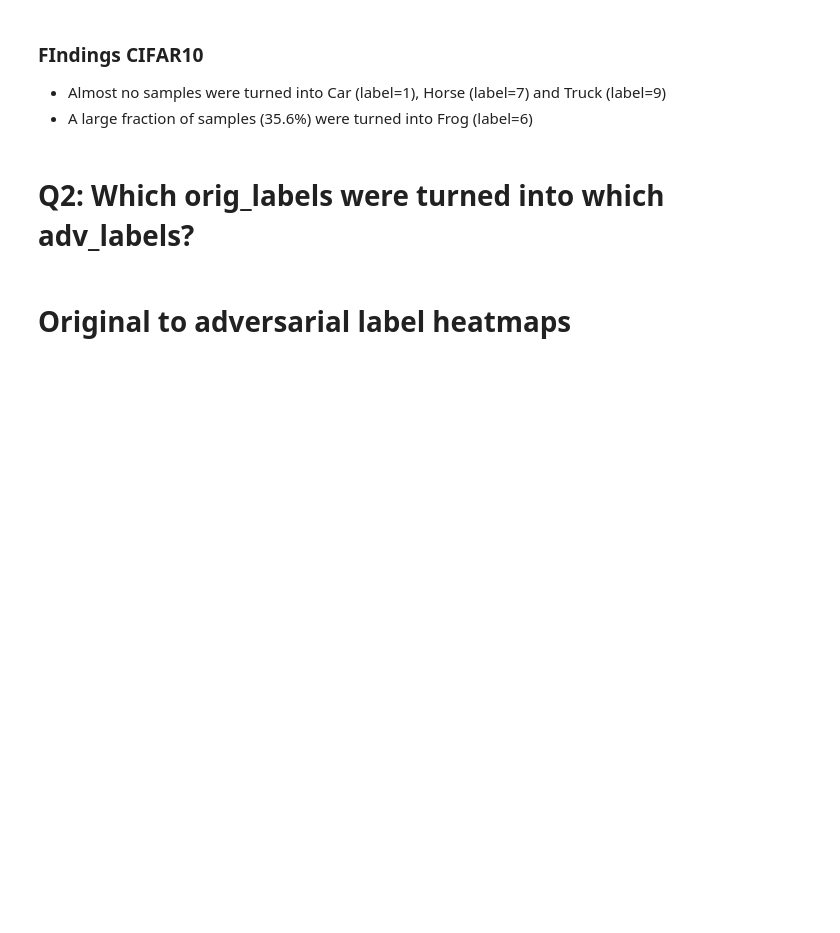
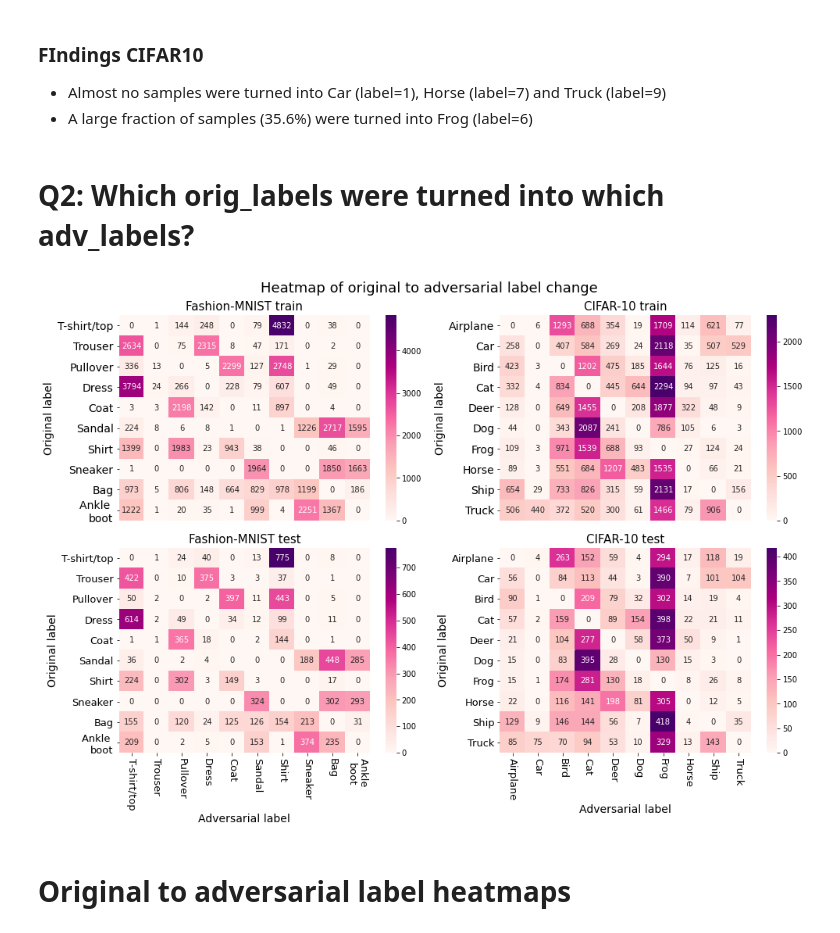
Before and after one commit to inovex/hiding-adversarial-attacks, a Jupyter notebook: notebooks/1 EDA original and adversarial class distributions -- DeepFool.ipynb, the cells around one changed output. Cells and saved outputs as stored; diff of their text form; code cells hidden in the pictures; blank space fills up the shorter version.

```diff
--- a/notebooks/1 EDA original and adversarial class distributions -- DeepFool.ipynb
+++ b/notebooks/1 EDA original and adversarial class distributions -- DeepFool.ipynb
@@ -482,6 +454,41 @@ def plot_orig_to_adv_heatmap(orig: torch.Tensor, adv: torch.Tensor, title: str =
         ax.set_xticklabels(ticklabels)
         ax.set_yticklabels(ticklabels)
         ax.yaxis.set_tick_params(rotation=0)
+# %%
+def plot_orig_to_adv_heatmaps(origs: torch.Tensor, advs: torch.Tensor, titles: str = None, ticklabels_list = None, cmap="RdPu"):
+    assert len(origs) == len(advs)
+    fig, axs = plt.subplots(2,2, figsize=(14,10), sharex="col", sharey="col")
+    for i, (orig, adv, title, ax, ticklabels) in enumerate(zip(origs, advs, titles, axs.reshape(-1), ticklabels_list)):
+        df_orig_to_adv = pd.DataFrame([orig.numpy(), adv.numpy(), np.ones(len(adv))], index=["orig_label", "adv_label", "count"]).T
+        df = df_orig_to_adv.groupby(["orig_label", "adv_label"]).count().reset_index().pivot(columns='adv_label',index='orig_label',values='count').fillna(0)
+        ax = sns.heatmap(df, annot=True, fmt=".0f", cmap=cmap, ax=ax)
+        if title is not None:
+            ax.set_title(title, fontsize=15)
+        if ticklabels is not None:
+            ax.set_xticklabels(ticklabels, fontsize=14)
+            ax.set_yticklabels(ticklabels, fontsize=14)
+            ax.xaxis.set_tick_params(rotation=-90)
+            ax.yaxis.set_tick_params(rotation=0)
+        ax.set_ylabel("Original label", fontsize=14)
+        if i >=2:
+            ax.tick_params(axis='both', which='major', labelsize=13)
+            ax.set_xlabel("Adversarial label", fontsize=14)
+        else:
+            ax.xaxis.set_ticks_position('none')
+            ax.set_xlabel("")
+    axs[0, 1].xaxis.labelpad = -55
+# %%
+origs = [fashion_mnist_train_labels_orig, cifar10_train_labels_orig , fashion_mnist_test_labels_orig, cifar10_test_labels_orig]
+advs = [fashion_mnist_train_labels_adv, cifar10_train_labels_adv,fashion_mnist_test_labels_adv, cifar10_test_labels_adv]
+titles = ["Fashion-MNIST train", "CIFAR-10 train", "Fashion-MNIST test", "CIFAR-10 test"]
+ticklabels_list = [fashion_mnist_mapping.values(), cifar10_mapping.values(), fashion_mnist_mapping.values(), cifar10_mapping.values()]
+# %%
+plot_orig_to_adv_heatmaps(origs, advs, titles, ticklabels_list)
+plt.suptitle("Heatmap of original to adversarial label change", fontsize=18)
+plt.tight_layout()
+plt.savefig(os.path.join(plot_dir, "orig_to_adversarial_labels_post_attack.png"), transparent=True)
+# %% [output]
+[figure, added]
 # %% [markdown]
 # Original to adversarial label heatmaps
 # %% [markdown]
```
Also changed, not shown: parts of 10 cells of this notebook.
